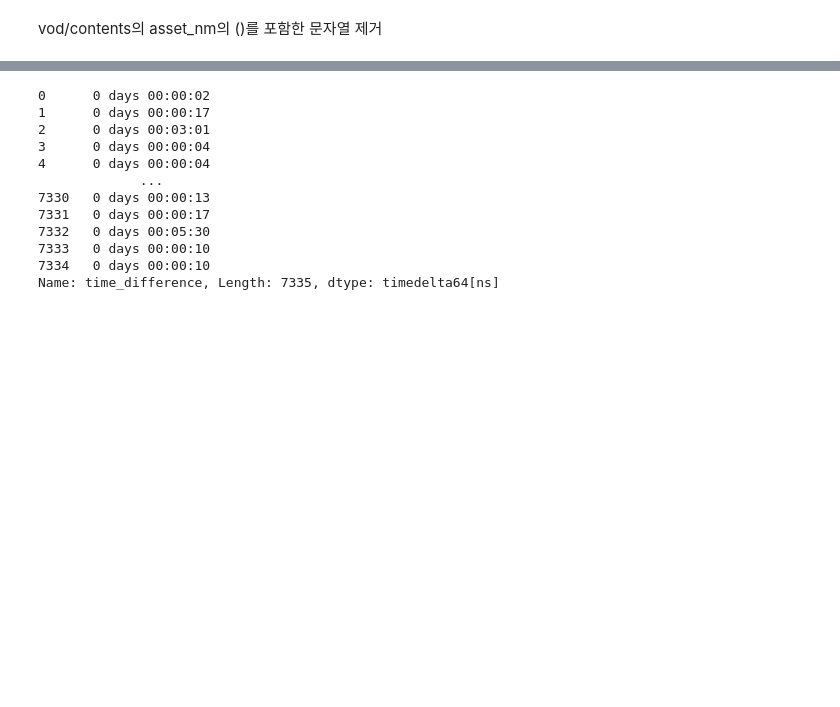
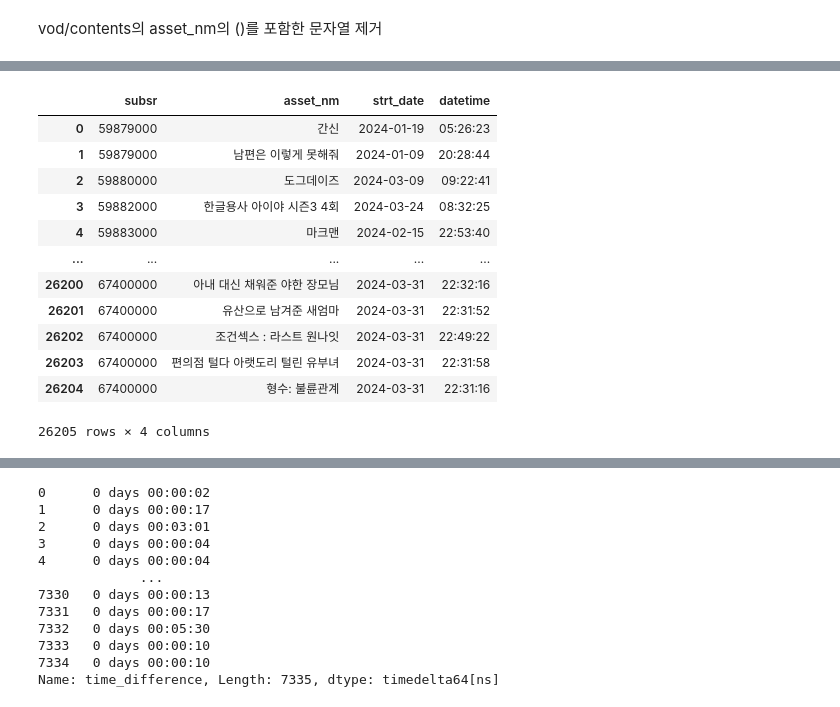
Before and after one commit to gmlwlswls/LGhellovision, a Jupyter notebook: 3. VOD 데이터 탐색.ipynb, the cells around one changed output, grey strips where cells are left out. Saved outputs shown, nothing was run; the diff lists cells and outputs as text; code cells hidden in the pictures; blank space fills up the shorter version.

```diff
--- a/3. VOD 데이터 탐색.ipynb
+++ b/3. VOD 데이터 탐색.ipynb
@@ -1170 +1183,17 @@ first_access_times = contents_4.groupby(['subsr', 'asset_nm', 'strt_date'])['dat
+# %%
+first_access_times #26205 rows
+# %% [output]
+|  | subsr | asset_nm | strt_date | datetime |
+| 0 | 59879000 | 간신 | 2024-01-19 | 05:26:23 |
+| 1 | 59879000 | 남편은 이렇게 못해줘 | 2024-01-09 | 20:28:44 |
+| 2 | 59880000 | 도그데이즈 | 2024-03-09 | 09:22:41 |
+| 3 | 59882000 | 한글용사 아이야 시즌3 4회 | 2024-03-24 | 08:32:25 |
+| 4 | 59883000 | 마크맨 | 2024-02-15 | 22:53:40 |
+| ... | ... | ... | ... | ... |
+| 26200 | 67400000 | 아내 대신 채워준 야한 장모님 | 2024-03-31 | 22:32:16 |
+| 26201 | 67400000 | 유산으로 남겨준 새엄마 | 2024-03-31 | 22:31:52 |
+| 26202 | 67400000 | 조건섹스 : 라스트 원나잇 | 2024-03-31 | 22:49:22 |
+| 26203 | 67400000 | 편의점 털다 아랫도리 털린 유부녀 | 2024-03-31 | 22:31:58 |
+| 26204 | 67400000 | 형수: 불륜관계 | 2024-03-31 | 22:31:16 |
+26205 rows × 4 columns
 # %%
```
Also changed, not shown: parts of 29 cells of this notebook, 4 other files.
